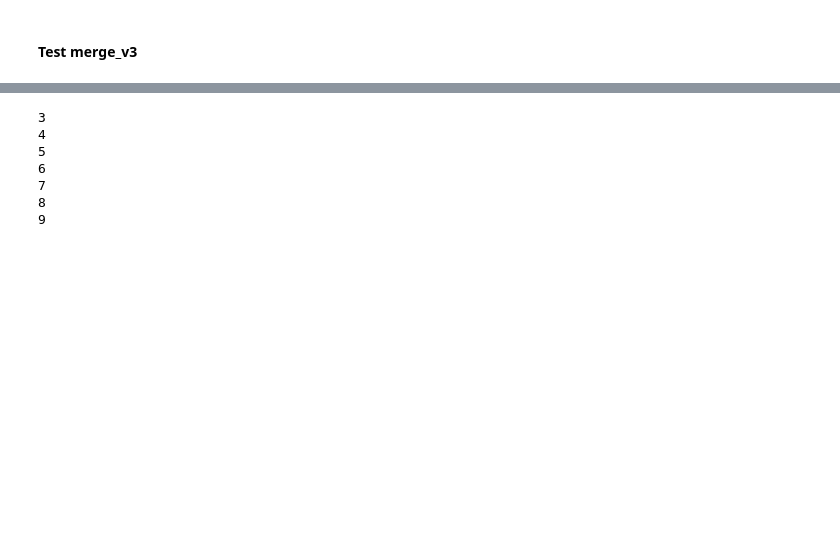
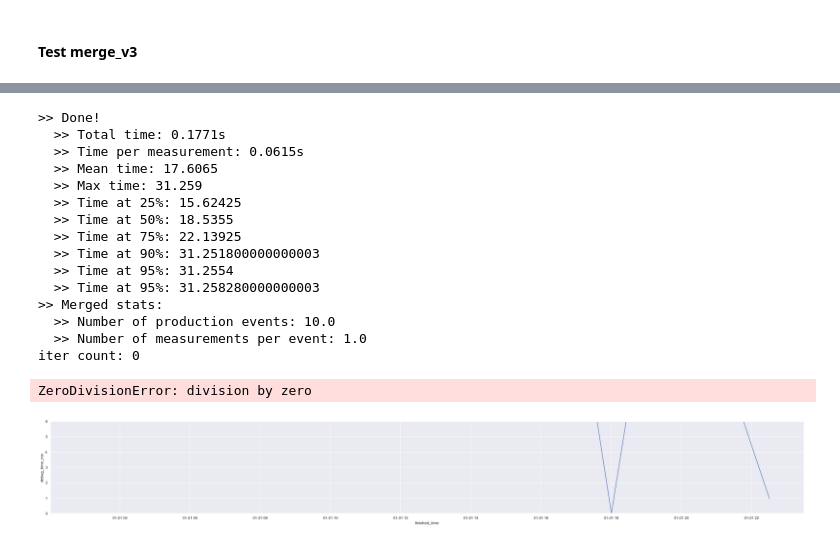
Before and after one commit to tmkmrcnk/danone, a Jupyter notebook: TestMerging.ipynb, the cells around one changed output, grey strips where cells are left out. Cells and saved outputs as stored; diff of their text form; code cells hidden in the pictures; blank space fills up the shorter version.

```diff
--- a/TestMerging.ipynb
+++ b/TestMerging.ipynb
@@ -266,6 +418,0 @@ Name: debug_time_ms, dtype: float64
-# %%
-# plot
-sns.set(style="darkgrid")
-sns.set(rc={'figure.figsize':(20, 5)})
-plt.ylim(0, 15)
-sns.lineplot(x="timestamp", y="debug_time_ms", data=measure_df2)
@@ -295,12 +419,26 @@ Found: 2018-01-01 22:30:30
-# %%
-for row in prod_df[3:].itertuples():
-    #finished_time = row.finished_time
-    print(row.Index)
-# %% [output]
-3
-4
-5
-6
-7
-8
-9
+# %%
+_index_start = 0
+iter_count = 0
+compare_time = 0
+merged_v2_df = test_merge(prod_df, measure_df, merge_func=merge_v4)
+print('iter count:', iter_count)
+print('compare_time (sec):', nano2sec(compare_time), 'compare_time / iter (ms):', nano2milli(compare_time/iter_count))
+merged_v2_df.head()
+# %% [output]
+>> Done!
+  >> Total time: 0.1771s
+  >> Time per measurement: 0.0615s
+  >> Mean time: 17.6065
+  >> Max time: 31.259
+  >> Time at 25%: 15.62425
+  >> Time at 50%: 18.5355
+  >> Time at 75%: 22.13925
+  >> Time at 90%: 31.251800000000003
+  >> Time at 95%: 31.2554
+  >> Time at 95%: 31.258280000000003
+>> Merged stats:
+  >> Number of production events: 10.0
+  >> Number of measurements per event: 1.0
+iter count: 0
+ZeroDivisionError: division by zero
+[figure, added]
```
Also changed, not shown: parts of 20 cells of this notebook.
